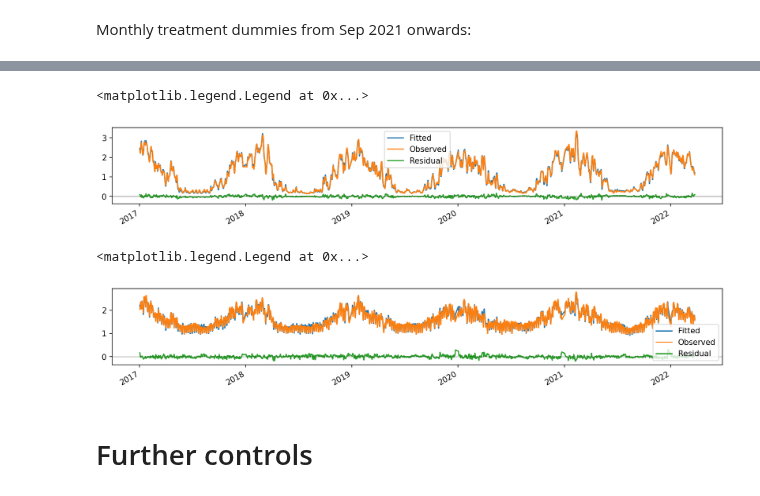
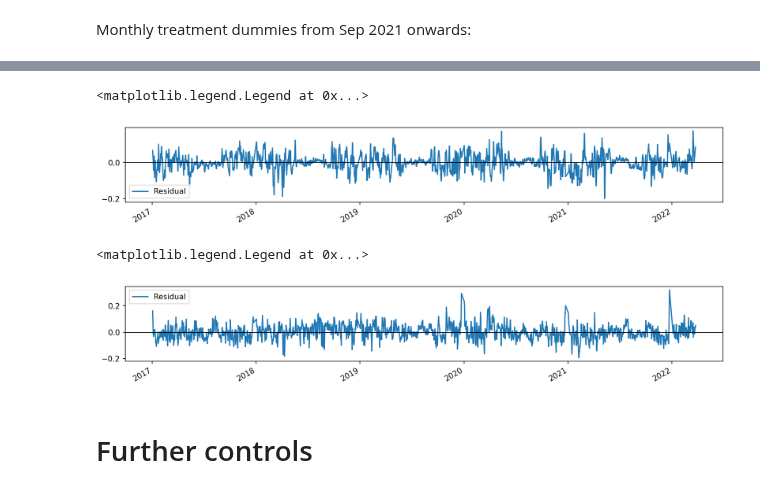
Before and after one commit to oruhnau/energy_demand, a Jupyter notebook: top_down/analysis.ipynb, the cells around one changed output, grey strips where cells are left out. Saved outputs shown, nothing was run; the diff lists cells and outputs as text; code cells hidden in the pictures.

```diff
--- a/top_down/analysis.ipynb
+++ b/top_down/analysis.ipynb
@@ -109,7 +115,7 @@ def extract_results(dummy_list, results):
 # %%
-def plot(ax, results, consumer='rlm', ylabel=''):
+def plot_waterfall(ax, results, consumer='rlm', ylabel=''):
 
-    colors = ['tab:blue', 'tab:orange', 'tab:green', 'tab:red', 'tab:purple']
+    colors = ['tab:blue', 'tab:orange', 'tab:green', 'tab:purple', 'tab:red']
 
     for i, (name, res) in enumerate(results.items()):
 
@@ -128,8 +134,8 @@ def plot(ax, results, consumer='rlm', ylabel=''):
 
     # last bar
     i += 1
-    ax.bar(i, res['coef'], alpha=0.5, color=colors[i])
-    ax.plot([i,i], [res['low'], res['high']], color=colors[i])
+    ax.bar(i, res['coef'], alpha=0.5, color=colors[-1])
+    ax.plot([i,i], [res['low'], res['high']], color=colors[-1])
 
     ax.grid(axis='y')
     ax.axhline(0, color='black', linewidth=0.5)
@@ -137,9 +143,13 @@ def plot(ax, results, consumer='rlm', ylabel=''):
     ax.set_title('Small consumers' if consumer=='slp' else 'Large consumers')
     if log:
         ax.set_ylim(-21, 7)
+
+    labels = ['Overall', 'Temperature']
+    if consumer=='rlm':
+        labels += ['Power\nsector']
+    if len(labels) < len(results):
+        labels += ['Economic\nactivity']
     ax.set_xticks(
         range(len(results)+1),
-        ['Overall', 'Temperature'] + (
-            ['Power\nsector'] if consumer=='rlm' else []
-        ) + ['Economic\nactivity', 'Extraordinary\nresponse']
+        labels + ['Crisis\nresponse']
     )
@@ -149,17 +156,20 @@ Log-linear model
 # %%
-def one_dummy(further_controls=False):
+def one_dummy(further_controls=False, econ=False):
 
     dummy_list=['crisis']
 
-    results = {consumer: model(dummy_list, consumer, further_controls=further_controls) for consumer in ['slp', 'rlm']}
+    results = {
+        consumer: model(dummy_list, consumer, further_controls=further_controls, econ=econ)
+        for consumer in ['slp', 'rlm']
+    }
 
-    fig, (ax1, ax2) = plt.subplots(1, 2, figsize=(9,4.5), sharey='row', gridspec_kw={'width_ratios': [1.2,2]})
+    fig, (ax1, ax2) = plt.subplots(1, 2, figsize=(9,4.5), sharey='row', gridspec_kw={'width_ratios': [1,1.4]})
 
     res = {m: extract_results(dummy_list, value) for m, value in results['slp'].items()}
-    ax1 = plot(ax1, res, 'slp', 'Estimated change in demand ' + ('(%)' if log else '(TWh/d)'))
+    ax1 = plot_waterfall(ax1, res, 'slp', 'Estimated change in demand ' + ('(%)' if log else '(TWh/d)'))
 
     res = {m: extract_results(dummy_list, value) for m, value in results['rlm'].items()}
-    ax2 = plot(ax2, res, 'rlm')
+    ax2 = plot_waterfall(ax2, res, 'rlm')
 
     plt.tight_layout()
     plt.savefig(f'one_dummy{"_log" if log else ""}.png', dpi=300)
@@ -202,26 +220,26 @@ results = one_dummy()
 resid = results['slp']['temp+econ'].fittedvalues - dfx['slp']
 
 plt.figure(figsize=(14, 2), dpi=150)
-results['slp']['temp+econ'].fittedvalues.plot(label='Fitted')
-dfx['slp'].plot(label='Observed')
+#results['slp']['temp+econ'].fittedvalues.plot(label='Fitted')
+#dfx['slp'].plot(label='Observed')
 resid.plot(label='Residual')
 plt.axhline(0, color='black', linewidth=0.5)
 plt.legend()
 # %% [output]
 <matplotlib.legend.Legend at 0x...>
-[figure, old version]
+[figure, new version]
 # %%
 resid = results['rlm']['temp+power+econ'].fittedvalues - dfx['rlm']
 
 plt.figure(figsize=(14, 2), dpi=150)
-results['rlm']['temp+power+econ'].fittedvalues.plot(label='Fitted')
-dfx['rlm'].plot(label='Observed')
+#results['rlm']['temp+power+econ'].fittedvalues.plot(label='Fitted')
+#dfx['rlm'].plot(label='Observed')
 resid.plot(label='Residual')
 plt.axhline(0, color='black', linewidth=0.5)
-plt.legend()
+plt.legend(loc='upper left')
 # %% [output]
 <matplotlib.legend.Legend at 0x...>
-[figure, old version]
+[figure, new version]
 # %% [markdown]
 # Further controls
 # %%
```
Also changed, not shown: parts of 23 cells of this notebook.
